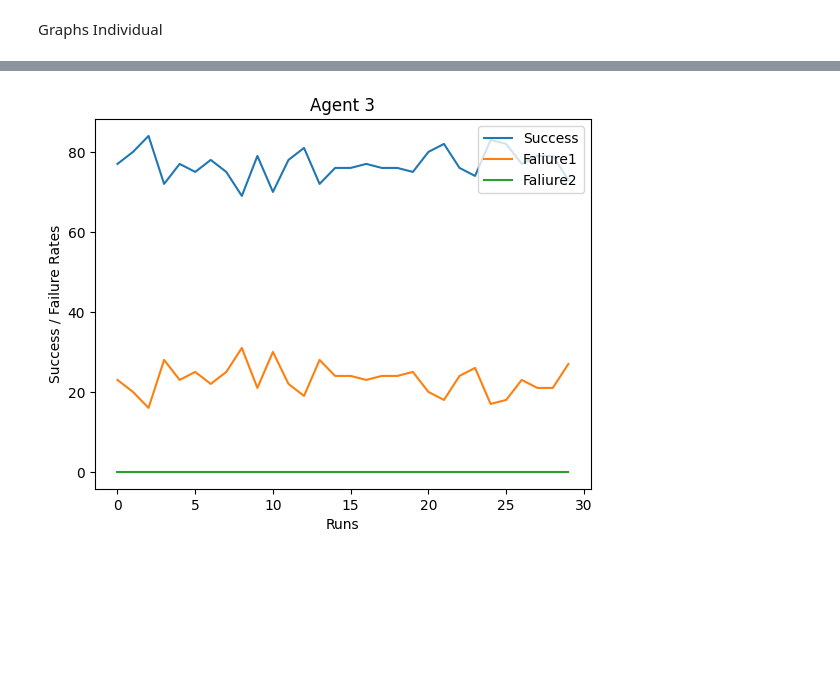
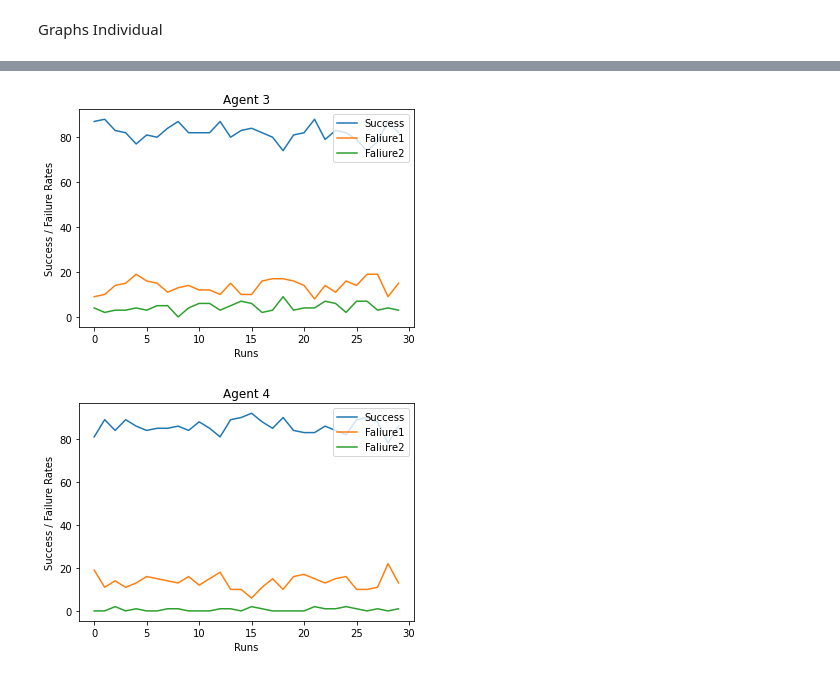
Before and after one commit to Rishit19/Project-Circle-of-Life, a Jupyter notebook: all agents.ipynb, the cells around one changed output, grey strips where cells are left out. Drawn from its saved outputs; the diff is of its cells as text; code cells hidden in the pictures; blank space fills up the shorter version.

```diff
--- a/all agents.ipynb
+++ b/all agents.ipynb
@@ -1678,28 +1607,41 @@ plt.show()
-# %%
-
-#* Agent 3
-# Prey 9.903146993346475
-# [10.634197617379117, 10.90863704443335, 10.85496866606983, 8.662581871962814, 8.958734231344879, 7.662253093119166, 9.312424607961399, 9.898580121703853, 8.374477781997722, 11.019283746556475, 10.061689002339929, 11.020592894319982, 9.254013220018887, 11.0062893081761, 10.527487202314711, 10.719612229679344, 9.660322813779812, 9.759418974126191, 9.11200168740772, 10.24123805188894, 8.849557522123893, 10.277398817644384, 8.37785851677709, 8.480364257256689, 9.656652360515022, 13.03688731682668, 9.833496571988247, 9.36667349866776, 11.789614441720527, 9.77710233029382]
-# success rate:  76.93333333333334
-# faliure 1 rate:  23.066666666666666
-# faliure 2 rate:  0.0
-
-
-Success =  [77, 80, 84, 72, 77, 75, 78, 75, 69, 79, 70, 78, 81, 72, 76, 76, 77, 76, 76, 75, 80, 82, 76, 74, 83, 82, 77, 79, 79, 73]
-Faliure1 =   [23, 20, 16, 28, 23, 25, 22, 25, 31, 21, 30, 22, 19, 28, 24, 24, 23, 24, 24, 25, 20, 18, 24, 26, 17, 18, 23, 21, 21, 27]
-Faliure2 =    [0, 0, 0, 0, 0, 0, 0, 0, 0, 0, 0, 0, 0, 0, 0, 0, 0, 0, 0, 0, 0, 0, 0, 0, 0, 0, 0, 0, 0, 0]
-
-
-
-plt.plot(Success,label = "Success")
-plt.plot(Faliure1,label = "Faliure1")
-plt.plot(Faliure2,label = "Faliure2")
-plt.legend(loc = "upper right")
-plt.title("Agent 3")
-plt.xlabel("Runs")
-plt.ylabel("Success / Failure Rates")
-plt.show()
-# %% [output]
-[figure, removed]
+# %%
+
+#* Agent 3
+
+
+Success =  [87, 88, 83, 82, 77, 81, 80, 84, 87, 82, 82, 82, 87, 80, 83, 84, 82, 80, 74, 81, 82, 88, 79, 83, 82, 79, 74, 78, 87, 82]
+Faliure1 =   [9, 10, 14, 15, 19, 16, 15, 11, 13, 14, 12, 12, 10, 15, 10, 10, 16, 17, 17, 16, 14, 8, 14, 11, 16, 14, 19, 19, 9, 15]
+Faliure2 =   [4, 2, 3, 3, 4, 3, 5, 5, 0, 4, 6, 6, 3, 5, 7, 6, 2, 3, 9, 3, 4, 4, 7, 6, 2, 7, 7, 3, 4, 3]
+
+
+
+plt.plot(Success,label = "Success")
+plt.plot(Faliure1,label = "Faliure1")
+plt.plot(Faliure2,label = "Faliure2")
+plt.legend(loc = "upper right")
+plt.title("Agent 3")
+plt.xlabel("Runs")
+plt.ylabel("Success / Failure Rates")
+plt.show()
+# %% [output]
+[figure, added]
+# %%
+
+#* Agent 4
+
+Success =  [81, 89, 84, 89, 86, 84, 85, 85, 86, 84, 88, 85, 81, 89, 90, 92, 88, 85, 90, 84, 83, 83, 86, 84, 82, 89, 90, 88, 78, 86]
+Faliure1 =  [19, 11, 14, 11, 13, 16, 15, 14, 13, 16, 12, 15, 18, 10, 10, 6, 11, 15, 10, 16, 17, 15, 13, 15, 16, 10, 10, 11, 22, 13]
+Faliure2 =   [0, 0, 2, 0, 1, 0, 0, 1, 1, 0, 0, 0, 1, 1, 0, 2, 1, 0, 0, 0, 0, 2, 1, 1, 2, 1, 0, 1, 0, 1]
+
+plt.plot(Success,label = "Success")
+plt.plot(Faliure1,label = "Faliure1")
+plt.plot(Faliure2,label = "Faliure2")
+plt.legend(loc = "upper right")
+plt.title("Agent 4")
+plt.xlabel("Runs")
+plt.ylabel("Success / Failure Rates")
+plt.show()
+# %% [output]
+[figure, added]
 # %%
 
```
Also changed, not shown: parts of 36 cells of this notebook, 1 other file.
